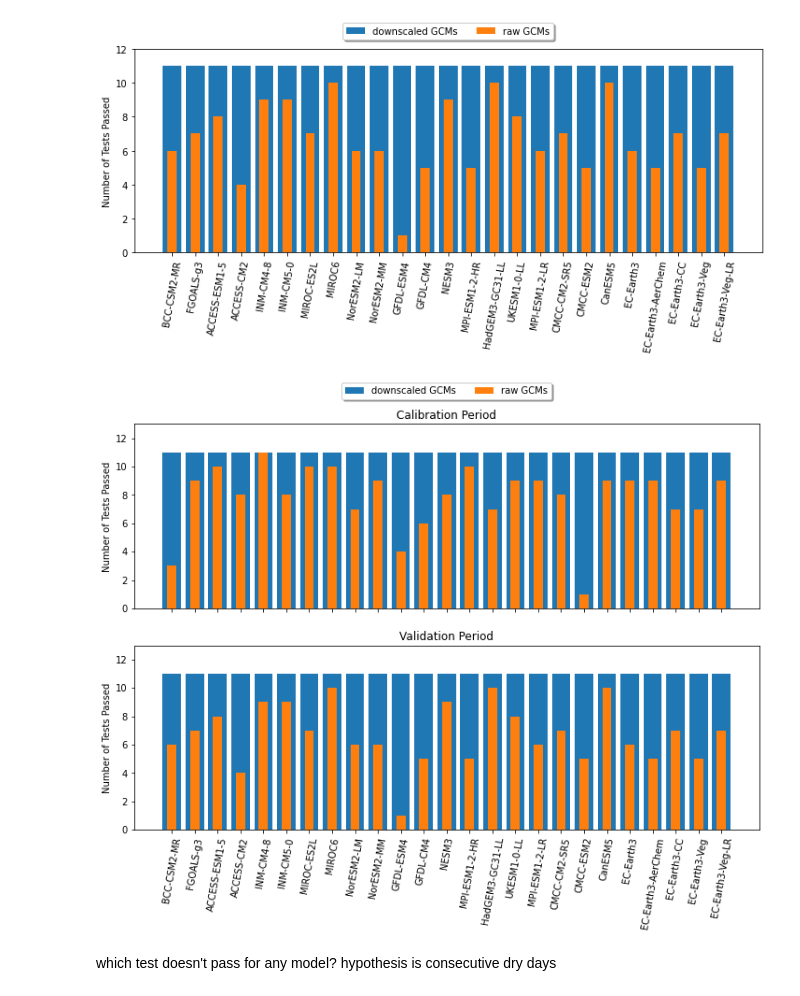
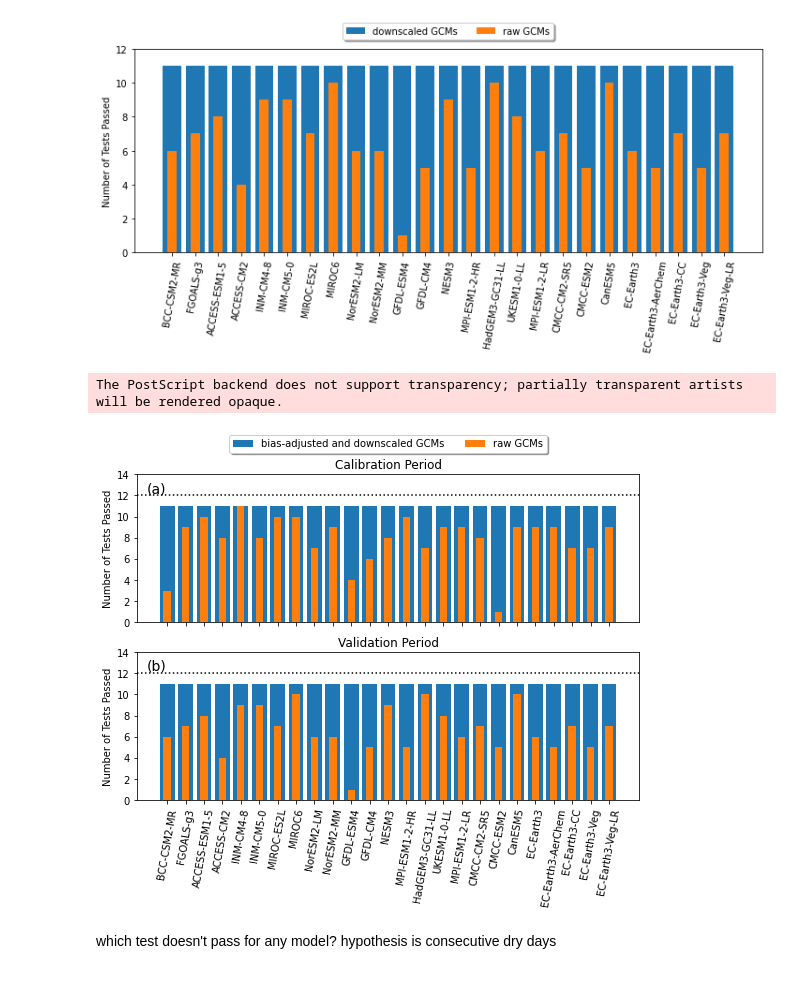
Before and after one commit to ClimateImpactLab/downscaleCMIP6, a Jupyter notebook: notebooks/paper_analysis/city_etccdi_metrics.ipynb, the cells around one changed output. Drawn from its saved outputs; the diff is of its cells as text; code cells hidden in the pictures.

Commit message:
update figure for publication specs

```diff
--- a/notebooks/paper_analysis/city_etccdi_metrics.ipynb
+++ b/notebooks/paper_analysis/city_etccdi_metrics.ipynb
@@ -53,7 +39,8 @@ ModuleNotFoundError: No module named 'xclim'
 import warnings
 warnings.filterwarnings("ignore")
 # %%
-plot_dir = '/gcs/impactlab-data/climate/downscaling/paper/'
+# plot_dir = '/gcs/impactlab-data/climate/downscaling/paper/'
+plot_dir = '/home/jovyan/paper_figures/'
 # %%
 models_dict = get_cmip6_models()
 ensemble_members = get_cmip6_ensemble_members()
@@ -360,30 +362,38 @@ plt.savefig(os.path.join(plot_dir, 'miami_etccdi_indices_validation_MORE.png'),
 # %% [output]
 [figure]
 # %%
-fig, axes = plt.subplots(2, 1, figsize=(12, 8))
+fig, axes = plt.subplots(2, 1, figsize=(9, 6))
 
-axes[0].bar(*zip(*downscaled_ks_calib.items()), width=0.8, linewidth=0.4, align='center', label='downscaled GCMs')
+axes[0].bar(*zip(*downscaled_ks_calib.items()), width=0.8, linewidth=0.4, align='center', label='bias-adjusted and downscaled GCMs')
 axes[0].bar(*zip(*gcms_ks_calib.items()), width=0.4, linewidth=0.4, align='center', label='raw GCMs')
+axes[0].axhline(y=12, linestyle=':', color='k')
+axes[0].text(0.02, 0.95, '(a)', transform=axes[0].transAxes, fontsize=14, va='top')
 
-axes[1].bar(*zip(*downscaled_ks_valid.items()), width=0.8, linewidth=0.4, align='center', label='downscaled GCMs')
+axes[1].bar(*zip(*downscaled_ks_valid.items()), width=0.8, linewidth=0.4, align='center', label='bias-adjusted and downscaled GCMs')
 axes[1].bar(*zip(*gcms_ks_valid.items()), width=0.4, linewidth=0.4, align='center', label='raw GCMs')
+axes[1].axhline(y=12, linestyle=':', color='k')
+axes[1].text(0.02, 0.95, '(b)', transform=axes[1].transAxes, fontsize=14, va='top')
 
 plt.setp( axes[0].get_xticklabels(), visible=False)
 axes[1].set_xticklabels(downscaled_ks_valid.keys(), rotation=80)
 
-axes[0].legend(loc='upper center', bbox_to_anchor=(0.5, 1.25),
+axes[0].legend(loc='upper center', bbox_to_anchor=(0.5, 1.3),
           ncol=2, fancybox=True, shadow=True)
 axes[0].set_title('Calibration Period')
 axes[1].set_title('Validation Period')
 axes[0].set_ylabel('Number of Tests Passed')
 axes[1].set_ylabel('Number of Tests Passed')
-axes[1].set_ylim([0, 13])
-axes[0].set_ylim([0, 13])
+axes[1].set_ylim([0, 14])
+axes[0].set_ylim([0, 14])
 
-plt.savefig(os.path.join(plot_dir, 'miami_etccdi_indices_calib_and_valid.png'),
-            bbox_inches='tight', dpi=200)
+# fix for saving as EPS (bug: The PostScript backend does not support transparency; partially transparent artists will be rendered opaque.)
+# axes[0].set_rasterized(True)
+# axes[1].set_rasterized(True)
+plt.savefig(os.path.join(plot_dir, 'miami_etccdi_indices_calib_and_valid.eps'),
+            bbox_inches='tight', dpi=300, format='eps')
 # %% [output]
+The PostScript backend does not support transparency; partially transparent artists will be rendered opaque.
-[figure, old version]
+[figure, new version]
 # %% [markdown]
 which test doesn't pass for any model? hypothesis is consecutive dry days
 # %%
```
Also changed, not shown: parts of 10 cells of this notebook, 1 other file.
